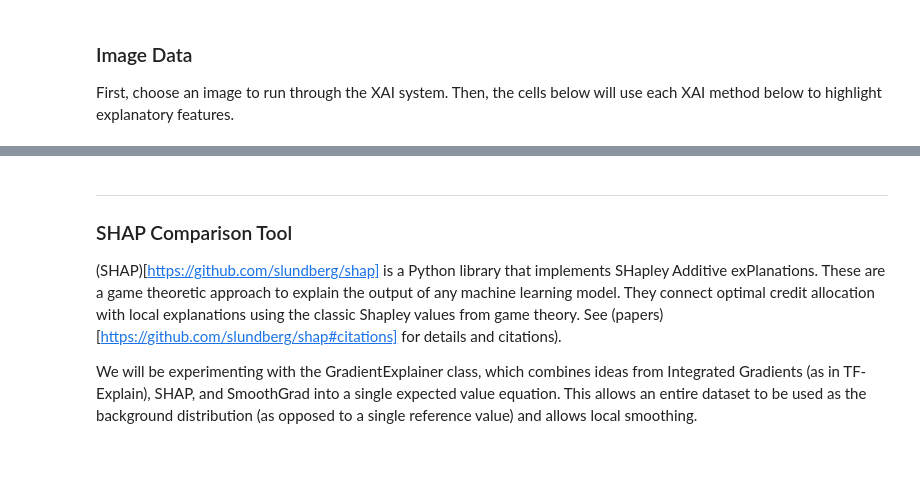
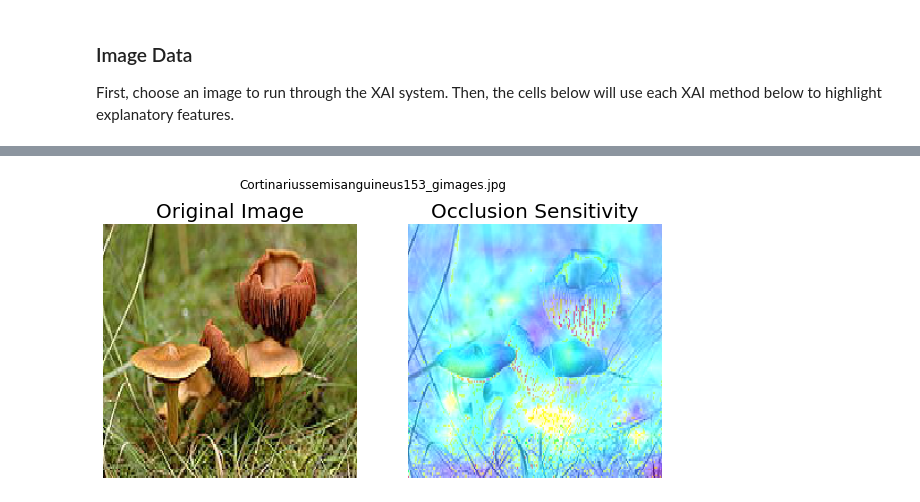
Before and after one commit to Edible-ai/Explainable-Edibles, a Jupyter notebook: 3_XAI_technique_exploration.ipynb, the cells around one changed output, grey strips where cells are left out. Cells and saved outputs as stored; diff of their text form; code cells hidden in the pictures; blank space fills up the shorter version.

Commit message:
Altered notebook 3 XAI comparison output

```diff
--- a/3_XAI_technique_exploration.ipynb
+++ b/3_XAI_technique_exploration.ipynb
@@ -42,16 +32,22 @@ ________________________________________________________________________________
 * [SmoothGrad](https://github.com/sicara/tf-explain#smoothgrad): Visualize stabilized gradients on the inputs towards the decision
 # %%
 # Get all the explainer objects into a list so we can loop over them
+import os
+import sys
+import random
+import numpy as np
+from matplotlib.pyplot import imshow, figure, show, subplots, savefig
+
 from tf_explain.core.grad_cam import GradCAM
 from tf_explain.core.integrated_gradients import IntegratedGradients
 from tf_explain.core.occlusion_sensitivity import OcclusionSensitivity
-from tf_explain.core.smoothgrad import SmoothGrad
+#from tf_explain.core.smoothgrad import SmoothGrad
 
 explainer_list = []
-explainer_list.append((GradCAM(), "GradCAM"))
-explainer_list.append((IntegratedGradients(), "Integrated Gradients"))
+#explainer_list.append((GradCAM(), "GradCAM"))
+#explainer_list.append((IntegratedGradients(), "Integrated Gradients"))
 explainer_list.append((OcclusionSensitivity(), "Occlusion Sensitivity"))
-explainer_list.append((SmoothGrad(), "SmoothGrad"))
+#explainer_list.append((SmoothGrad(), "SmoothGrad"))
 # %% [markdown]
 ### Image Data
 First, choose an image to run through the XAI system. Then, the cells below will use each XAI method below to highlight explanatory features.
@@ -92,20 +88,24 @@ Agaricusarvensis64_gimages.jpg
 # %%
 # Make the matplotlib figure, add the original image to it
-fig, ax = subplots(1, len(explainer_list)+1, figsize=(25, 5))
-fig.suptitle('XAI Methods')
+fig, ax = subplots(1, len(explainer_list)+1, figsize=(10, 5))
+fig.suptitle(d)
 ax[0].imshow(img/255.)
-ax[0].title.set_text("Original Image \n{}".format(d))
+ax[0].title.set_text("Original Image")
+ax[0].title.set_size(20)
 ax[0].axis('off')
 
 # Then loop through all the explainability methods to compare side-by-side
 for i, (explainer, name) in enumerate(explainer_list):
     if name == "Occlusion Sensitivity":
         output = explainer.explain(img_data, model, class_index=0, patch_size=15)
     else:
         output = explainer.explain(img_data, model, class_index=0)
     # add the explanation image to the subplot and save the xai type as a title
     ax[i+1].imshow(output)
     ax[i+1].title.set_text(name)
+    ax[i+1].title.set_size(20)
     ax[i+1].axis('off')
 show()
+# %% [output]
+[figure, added]
 # %%
@@ -113,6 +112,0 @@ fig.savefig("./ouput_pics/xai_comparison_edible_4.png")
-# %% [markdown]
----
-### SHAP Comparison Tool
-(SHAP)[https://github.com/slundberg/shap] is a Python library that implements SHapley Additive exPlanations. These are a game theoretic approach to explain the output of any machine learning model. They connect optimal credit allocation with local explanations using the classic Shapley values from game theory. See (papers)[https://github.com/slundberg/shap#citations] for details and citations).
-
-We will be experimenting with the GradientExplainer class, which combines ideas from Integrated Gradients (as in TF-Explain), SHAP, and SmoothGrad into a single expected value equation. This allows an entire dataset to be used as the background distribution (as opposed to a single reference value) and allows local smoothing.
```
Also changed, not shown: parts of 5 cells of this notebook, 19 other files.
